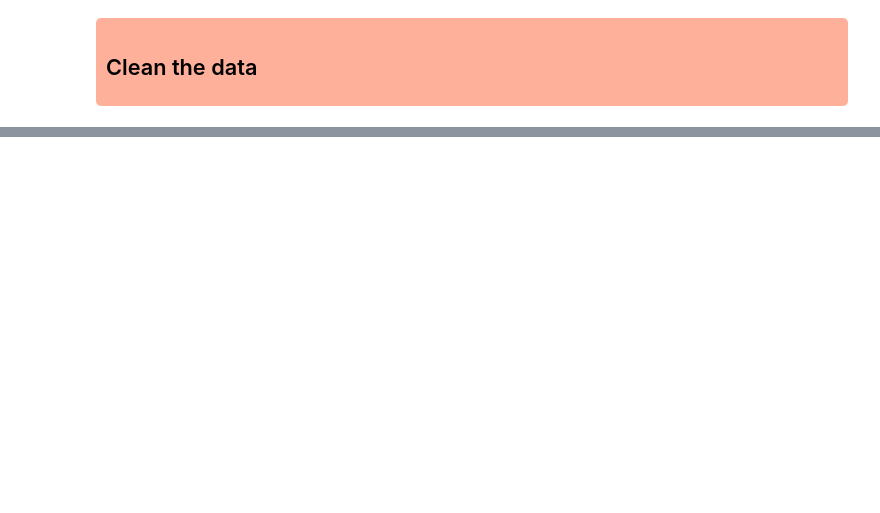
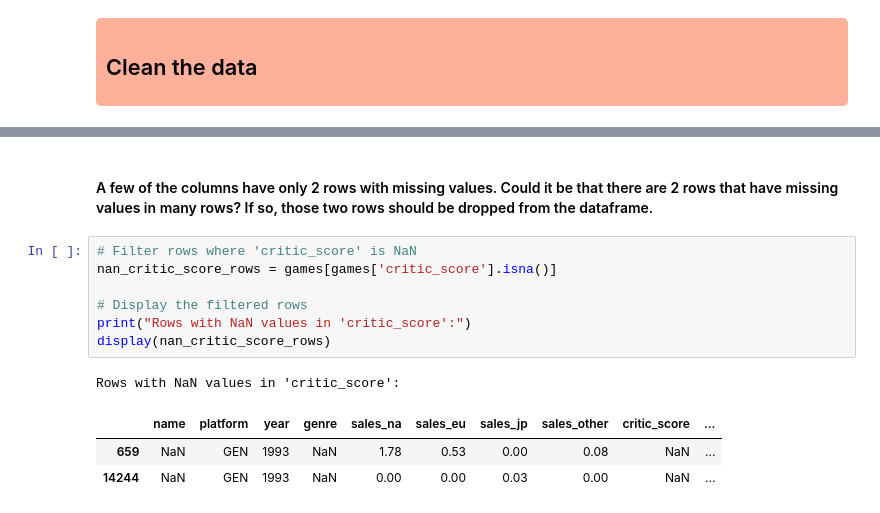
Before and after one commit to Script-Whiz/Games, a Jupyter notebook: notebook/games_ver1.ipynb, the cells around one changed output, grey strips where cells are left out. Cells and saved outputs as stored; diff of their text form; blank space fills up the shorter version.

```diff
--- a/notebook/games_ver1.ipynb
+++ b/notebook/games_ver1.ipynb
@@ -129,0 +308,14 @@ games.JP_sales.max()
+# %% [markdown]
+#### A few of the columns have only 2 rows with missing values. Could it be that there are 2 rows that have missing values in many rows? If so, those two rows should be dropped from the dataframe.
+# %%
+# Filter rows where 'critic_score' is NaN
+nan_critic_score_rows = games[games['critic_score'].isna()]
+
+# Display the filtered rows
+print("Rows with NaN values in 'critic_score':")
+display(nan_critic_score_rows)
+# %% [output]
+Rows with NaN values in 'critic_score':
+|  | name | platform | year | genre | sales_na | sales_eu | sales_jp | sales_other | critic_score | ... |
+| 659 | NaN | GEN | 1993 | NaN | 1.78 | 0.53 | 0.00 | 0.08 | NaN | ... |
+| 14244 | NaN | GEN | 1993 | NaN | 0.00 | 0.00 | 0.03 | 0.00 | NaN | ... |
```
Also changed, not shown: parts of 39 cells of this notebook.
